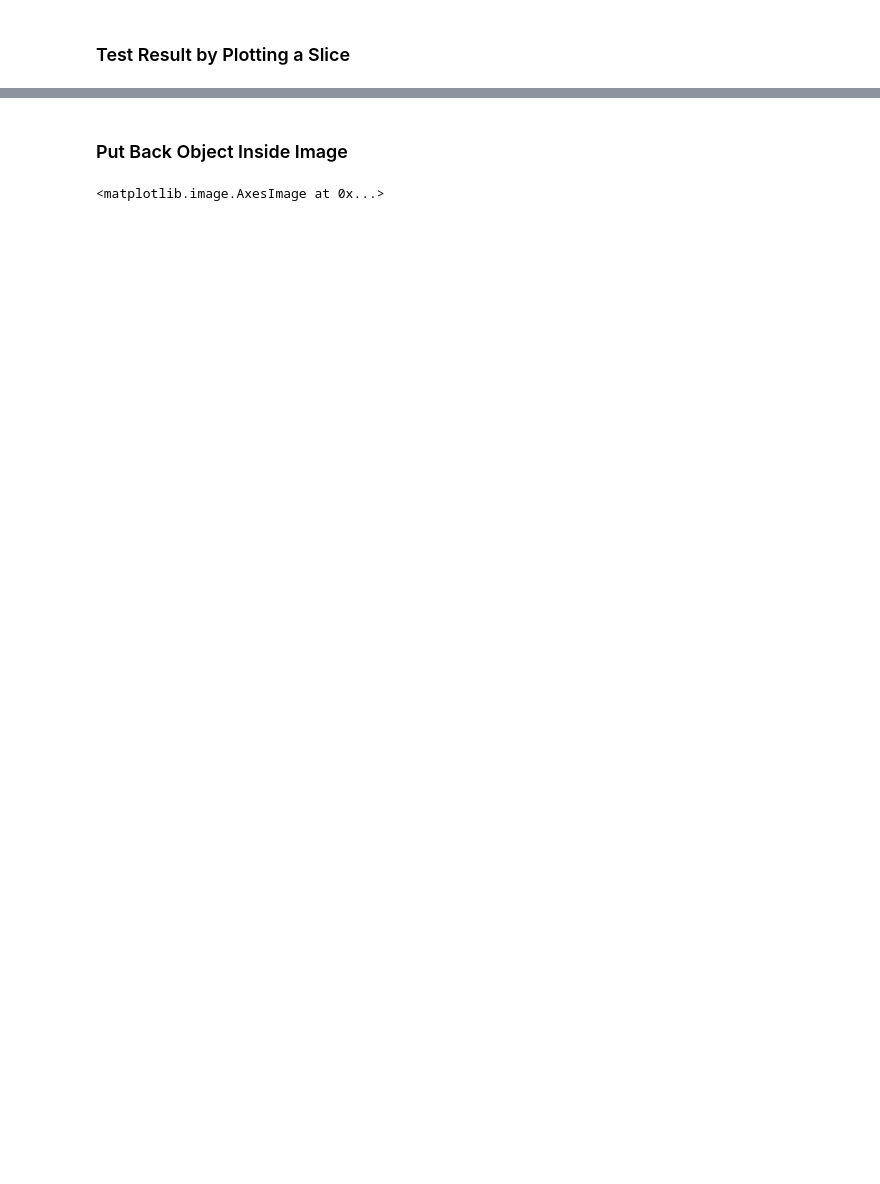
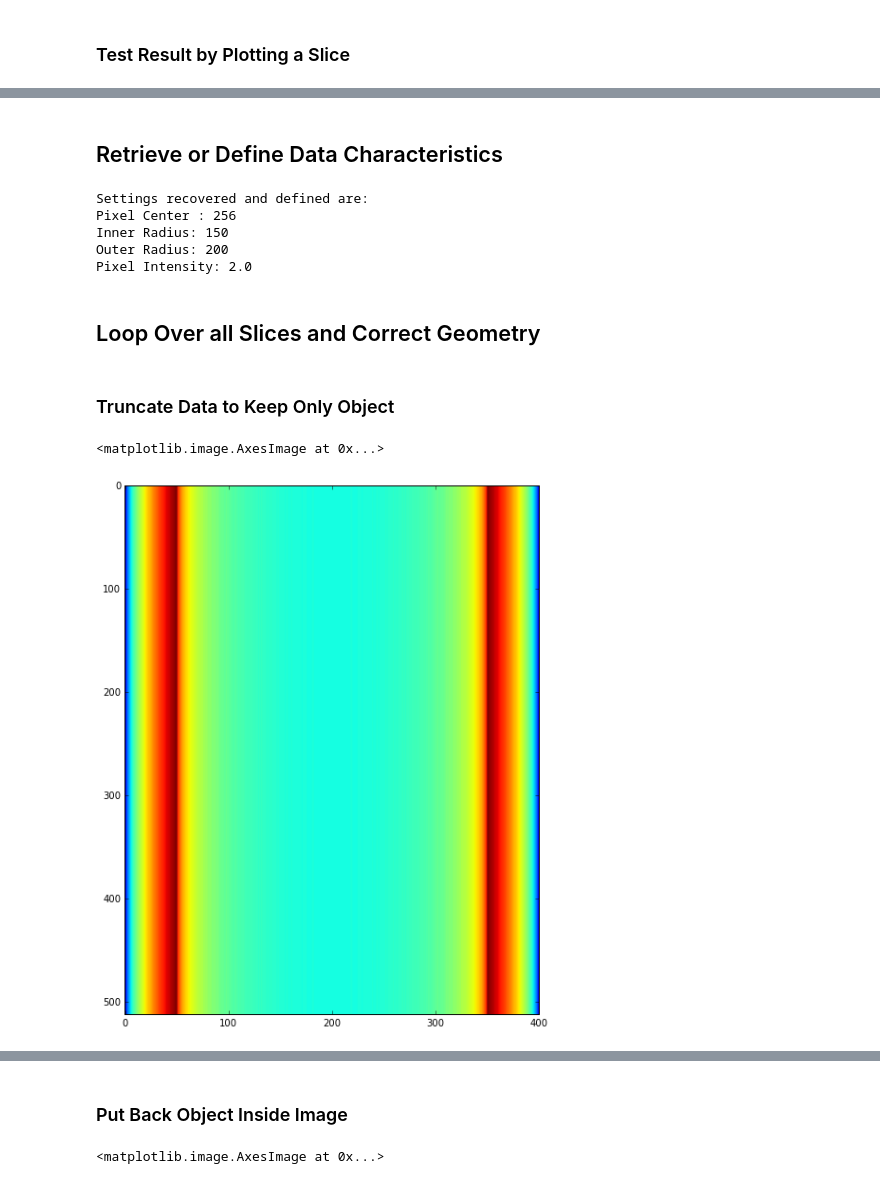
Before and after one commit to JeanBilheux/IPTS_16413, a Jupyter notebook: notebooks/test_cylindrical_correction_with_fits.ipynb, the cells around one changed output, grey strips where cells are left out. Saved outputs shown, nothing was run; the diff lists cells and outputs as text; code cells hidden in the pictures; blank space fills up the shorter version.

```diff
--- a/notebooks/test_cylindrical_correction_with_fits.ipynb
+++ b/notebooks/test_cylindrical_correction_with_fits.ipynb
@@ -96,0 +159,39 @@ divide by zero encountered in double_scalars
+# %% [markdown]
+## Retrieve or Define Data Characteristics
+# %%
+#image size
+[width, height] = np.shape(inhomogeneous_image)
+
+# defined by user
+pixel_center = 256
+inner_radius = 150
+outer_radius = 200
+
+_projected_image = inhomogeneous_image[0,:]
+pixel_intensity = _projected_image[pixel_center]/(2*(outer_radius-inner_radius))
+
+print("Settings recovered and defined are:")
+print("Pixel Center : {}".format(pixel_center))
+print("Inner Radius: {}".format(inner_radius))
+print("Outer Radius: {}".format(outer_radius))
+print("Pixel Intensity: {}".format(pixel_intensity))
+# %% [output]
+Settings recovered and defined are:
+Pixel Center : 256
+Inner Radius: 150
+Outer Radius: 200
+Pixel Intensity: 2.0
+# %% [markdown]
+## Loop Over all Slices and Correct Geometry
+# %% [markdown]
+### Truncate Data to Keep Only Object
+# %%
+truncated_image = inhomogeneous_image[:, pixel_center-outer_radius:pixel_center+outer_radius+1]
+[height, new_width] = np.shape(truncated_image)
+
+fig1 =  plt.figure(figsize=(10,10))
+ax_img = plt.subplot(111)
+ax_img.imshow(truncated_image)
+# %% [output]
+<matplotlib.image.AxesImage at 0x...>
+[figure, added]
```
Also changed, not shown: parts of 21 cells of this notebook, 6 other files.
